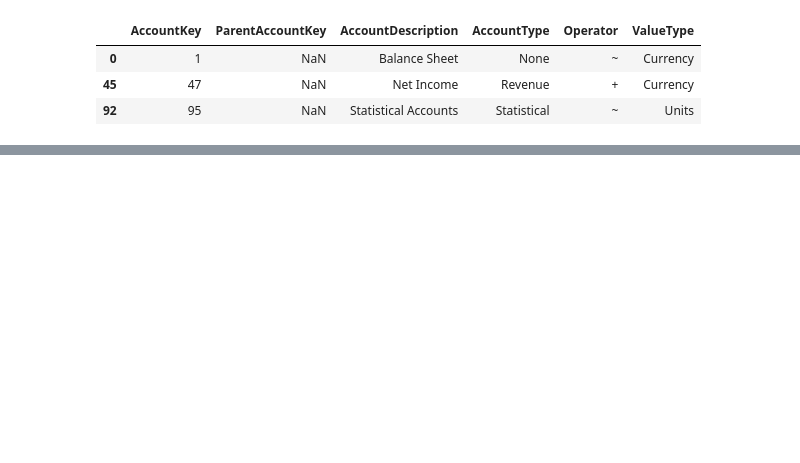
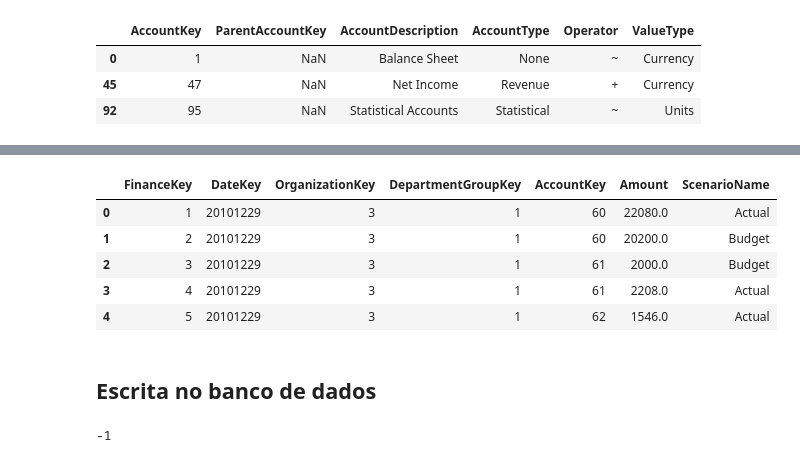
Before and after one commit to GabrielAraujoCarlos/PortfolioDashboardFinanceiro, a Jupyter notebook: TratamentoBase.ipynb, the cells around one changed output, grey strips where cells are left out. Cells and saved outputs as stored; diff of their text form; code cells hidden in the pictures; blank space fills up the shorter version.

```diff
--- a/TratamentoBase.ipynb
+++ b/TratamentoBase.ipynb
@@ -330,0 +370,13 @@ DimScenario.head()
+# %%
+#Seleção das colunas
+FactFinance_trat = FactFinance_trat[["FinanceKey","DateKey","OrganizationKey","DepartmentGroupKey","AccountKey","Amount","ScenarioName"]]
+FactFinance_trat.head()
+# %% [output]
+|  | FinanceKey | DateKey | OrganizationKey | DepartmentGroupKey | AccountKey | Amount | ScenarioName |
+| 0 | 1 | 20101229 | 3 | 1 | 60 | 22080.0 | Actual |
+| 1 | 2 | 20101229 | 3 | 1 | 60 | 20200.0 | Budget |
+| 2 | 3 | 20101229 | 3 | 1 | 61 | 2000.0 | Budget |
+| 3 | 4 | 20101229 | 3 | 1 | 61 | 2208.0 | Actual |
+| 4 | 5 | 20101229 | 3 | 1 | 62 | 1546.0 | Actual |
+# %% [markdown]
+## Escrita no banco de dados
@@ -330,0 +392,9 @@ DimScenario.head()
+# %%
+#Escrever as tabelas
+FactFinance_trat.to_sql("FactFinance", con, index = False)
+DimAccount_trat.to_sql("DimAccount", con, index = False)
+DimDate.to_sql("DimDate", con, index = False)
+DimDepartmentGroup_trat.to_sql("DimDepartmentGroup", con, index = False)
+DimOrganization_trat.to_sql("DimOrganization", con, index = False)
+# %% [output]
+-1
```
Also changed, not shown: parts of 42 cells of this notebook, 1 other file.
